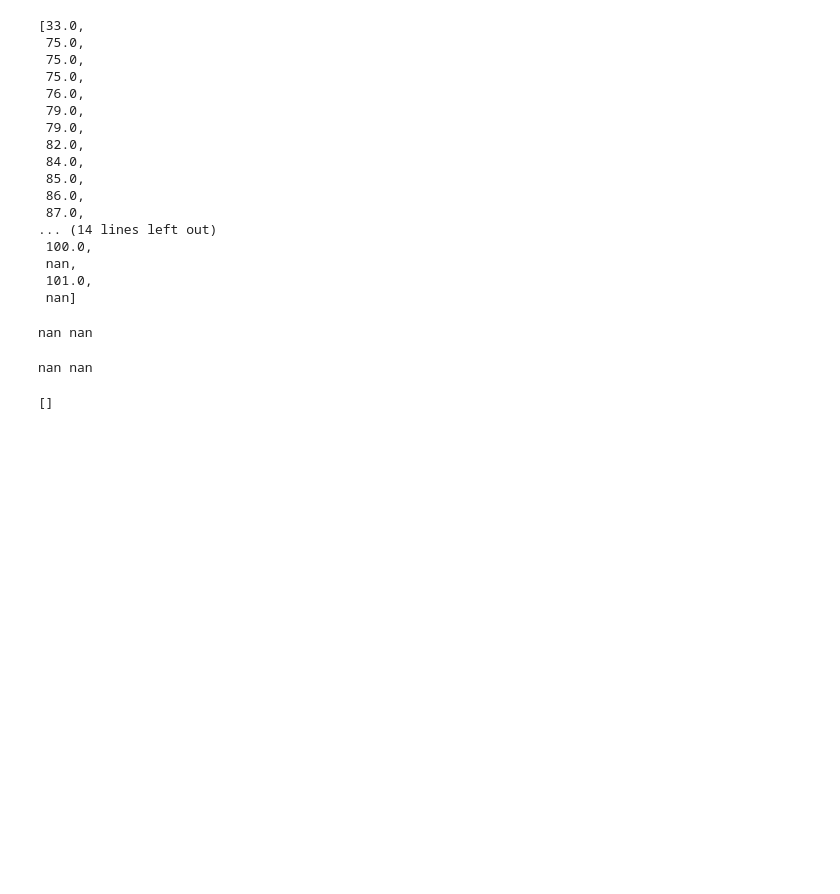
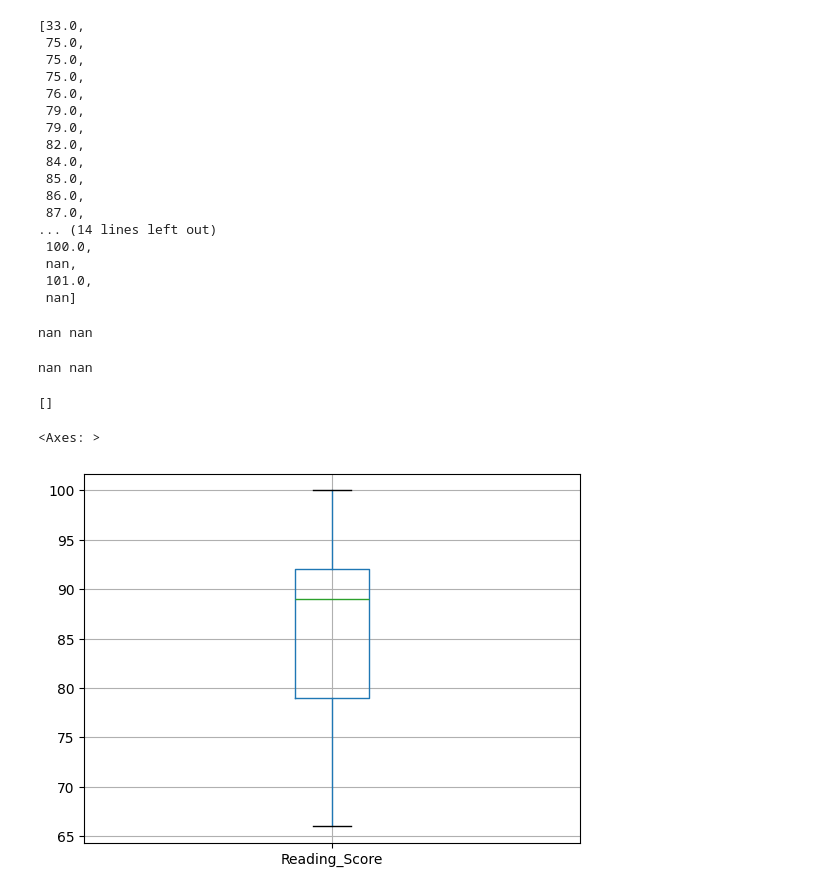
Before and after one commit to mishu-ishu/Maira_Dharwal_TCOB02_DSBDA, a Jupyter notebook: Pract2_PartA_1.ipynb, the cells around one changed output. Saved outputs shown, nothing was run; the diff lists cells and outputs as text; code cells hidden in the pictures; blank space fills up the shorter version.

```diff
--- a/Pract2_PartA_1.ipynb
+++ b/Pract2_PartA_1.ipynb
@@ -319,3 +319,9 @@ for i in sorted_pscore:
 print(pout)
 # %% [output]
 []
+# %%
+col = ['Reading_Score']
+df.boxplot(col)
+# %% [output]
+<Axes: >
+[figure, added]
```
Also changed, not shown: parts of 3 cells of this notebook.
